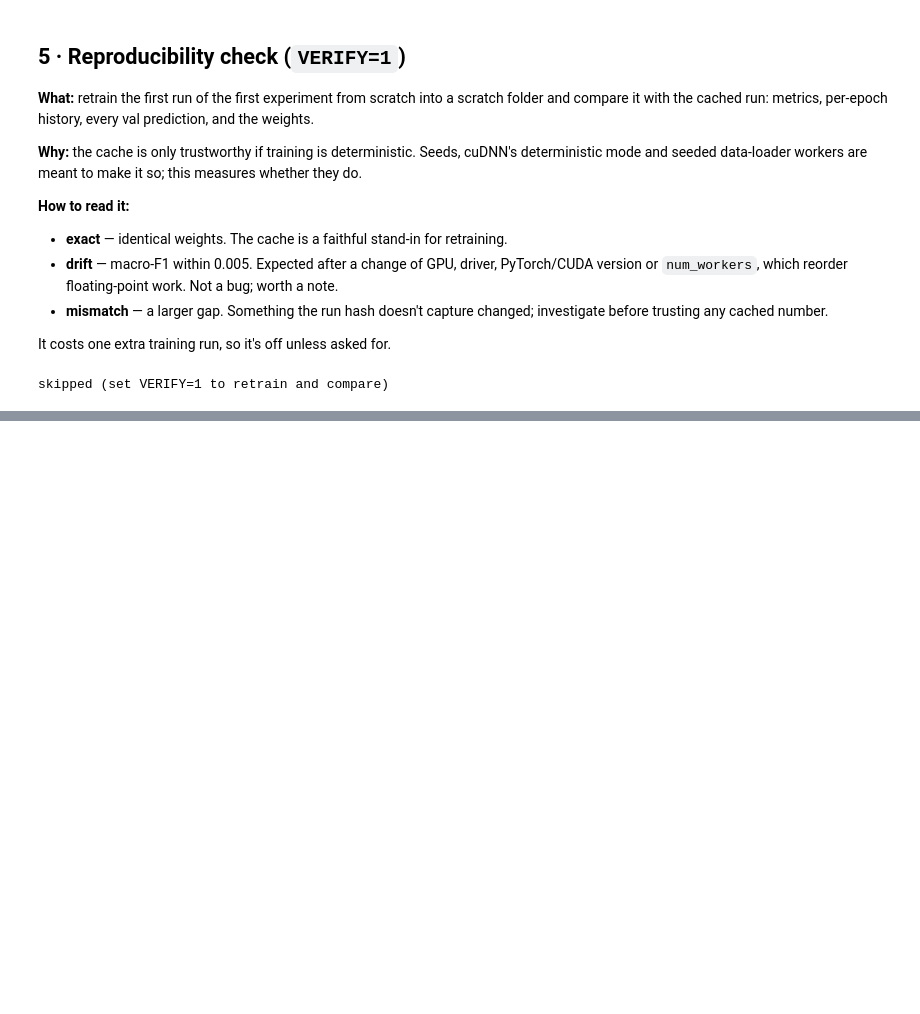
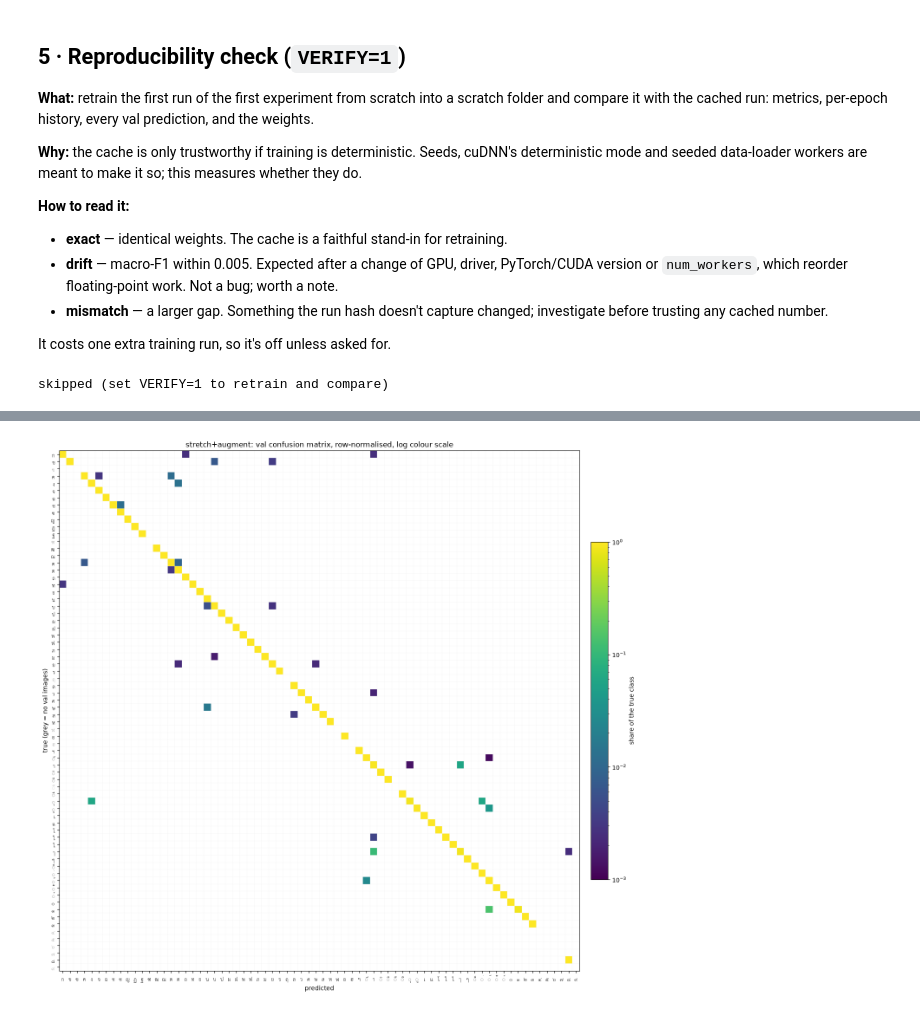
Before and after one commit to lemasc/thai-char-cnn, a Jupyter notebook: notebooks/04_train.ipynb, the cells around one changed output, grey strips where cells are left out. Cells and saved outputs as stored; diff of their text form; code cells hidden in the pictures; blank space fills up the shorter version.

```diff
--- a/notebooks/04_train.ipynb
+++ b/notebooks/04_train.ipynb
@@ -445,0 +470,25 @@ val errors: 100 of 11,996 — the 32 most confident:
+# %%
+n = len(cm)
+with np.errstate(divide="ignore", invalid="ignore"):
+    cm_norm = np.where(cm.sum(1, keepdims=True) > 0, cm / cm.sum(1, keepdims=True), 0.0)
+fig, ax = plt.subplots(figsize=(14, 13))
+im = ax.imshow(np.ma.masked_equal(cm_norm, 0), cmap="viridis", norm=LogNorm(vmin=1e-3, vmax=1))
+ax.set_xticks(range(n))
+ax.set_yticks(range(n))
+ax.set_xticklabels(ch.character, fontproperties=THAI_SM)
+ax.set_yticklabels(ch.character, fontproperties=THAI_SM)
+no_val = cm.sum(1) == 0
+for t in ax.get_yticklabels():
+    if no_val[int(round(t.get_position()[1]))]:
+        t.set_color("#AAAAAA")
+ax.set_xticks(np.arange(n + 1) - 0.5, minor=True)
+ax.set_yticks(np.arange(n + 1) - 0.5, minor=True)
+ax.grid(which="minor", color="#EEEEEE", lw=0.3)
+ax.tick_params(which="minor", length=0)
+ax.set(xlabel="predicted", ylabel="true (grey = no val images)",
+       title=f"{FOCUS}: val confusion matrix, row-normalised, log colour scale")
+fig.colorbar(im, ax=ax, fraction=0.03, pad=0.02, label="share of the true class")
+plt.tight_layout()
+save(fig, "confusion_matrix")
+# %% [output]
+[figure, added]
```
Also changed, not shown: parts of 13 cells of this notebook, 8 other files.
